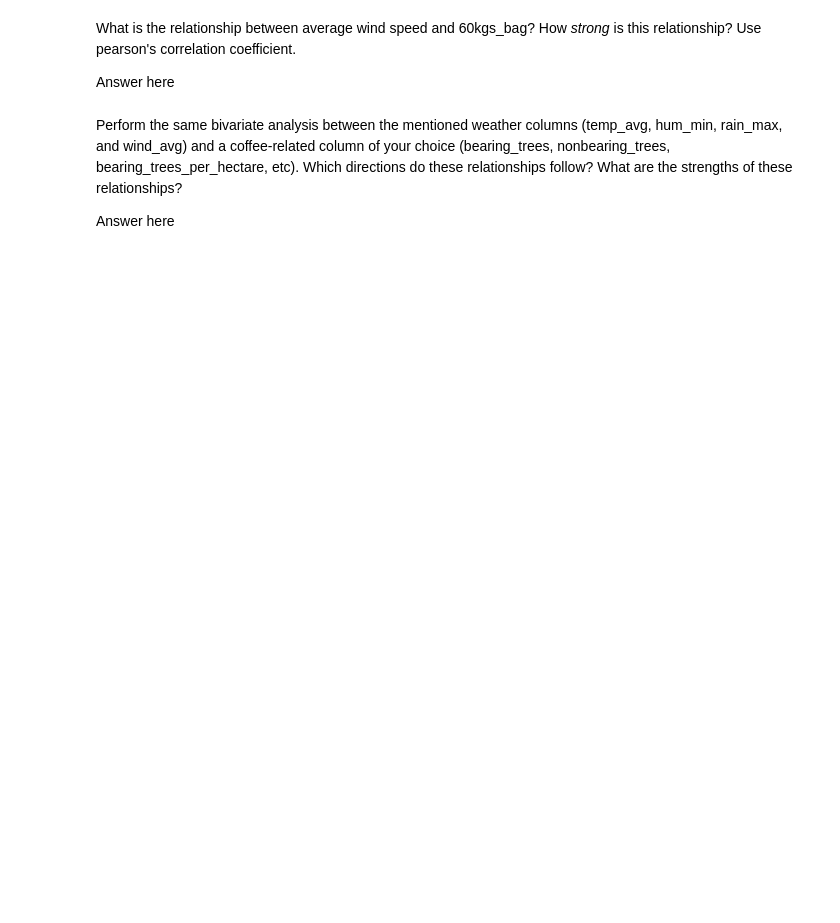
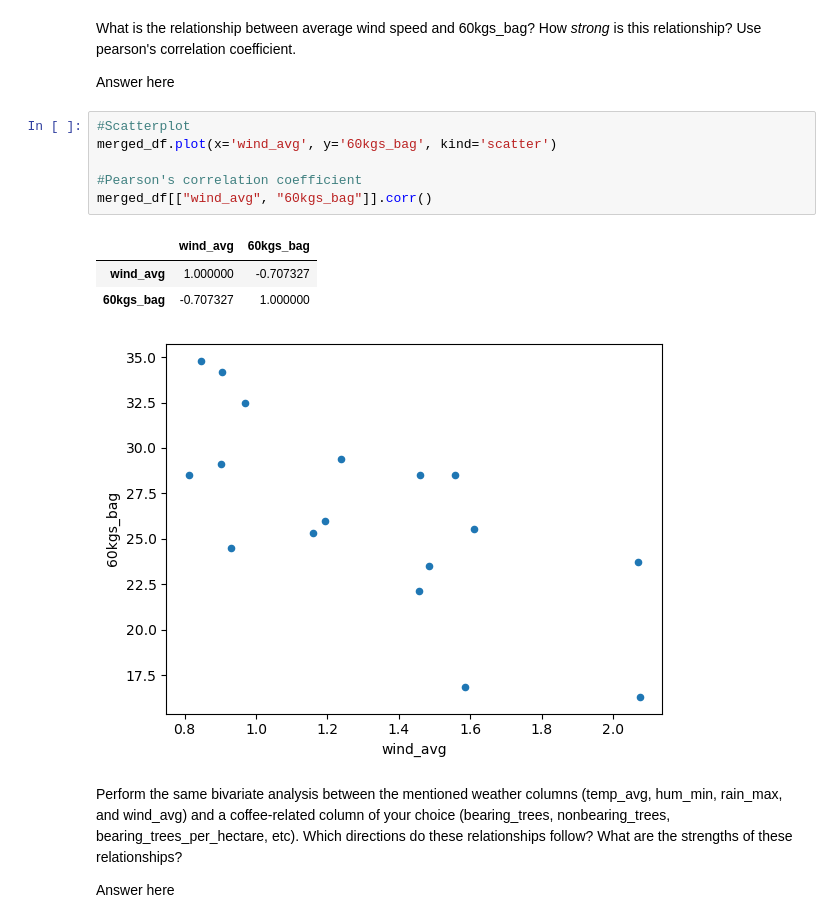
Before and after one commit to RosaniaPinto/Rosania_TLAB3, a Jupyter notebook: notebooks/analysis.ipynb, the cells around one changed output. Drawn from its saved outputs; the diff is of its cells as text; blank space fills up the shorter version.

```diff
--- a/notebooks/analysis.ipynb
+++ b/notebooks/analysis.ipynb
@@ -104,6 +159,17 @@ Answer here
 What is the relationship between average wind speed and 60kgs_bag? How *strong* is this relationship? Use pearson's correlation coefficient.
 
 Answer here
+# %%
+#Scatterplot
+merged_df.plot(x='wind_avg', y='60kgs_bag', kind='scatter')
+
+#Pearson's correlation coefficient
+merged_df[["wind_avg", "60kgs_bag"]].corr()
+# %% [output]
+|  | wind_avg | 60kgs_bag |
+| wind_avg | 1.000000 | -0.707327 |
+| 60kgs_bag | -0.707327 | 1.000000 |
+[figure, added]
 # %% [markdown]
 Perform the same bivariate analysis between the mentioned weather columns (temp_avg, hum_min, rain_max, and wind_avg) and a coffee-related column of your choice (bearing_trees, nonbearing_trees, bearing_trees_per_hectare, etc). Which directions do these relationships follow? What are the strengths of these relationships?
 
```
Also changed, not shown: parts of 13 cells of this notebook, 2 other files.
